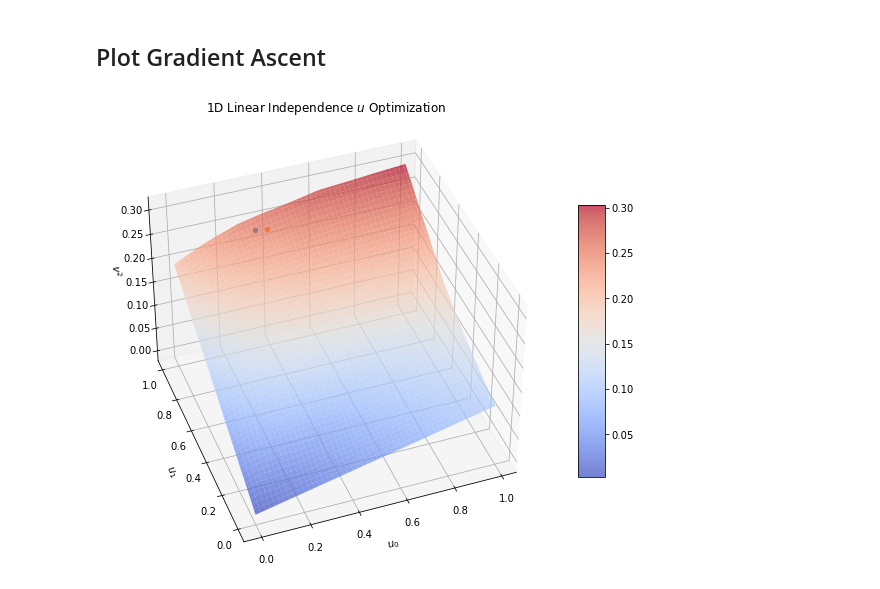
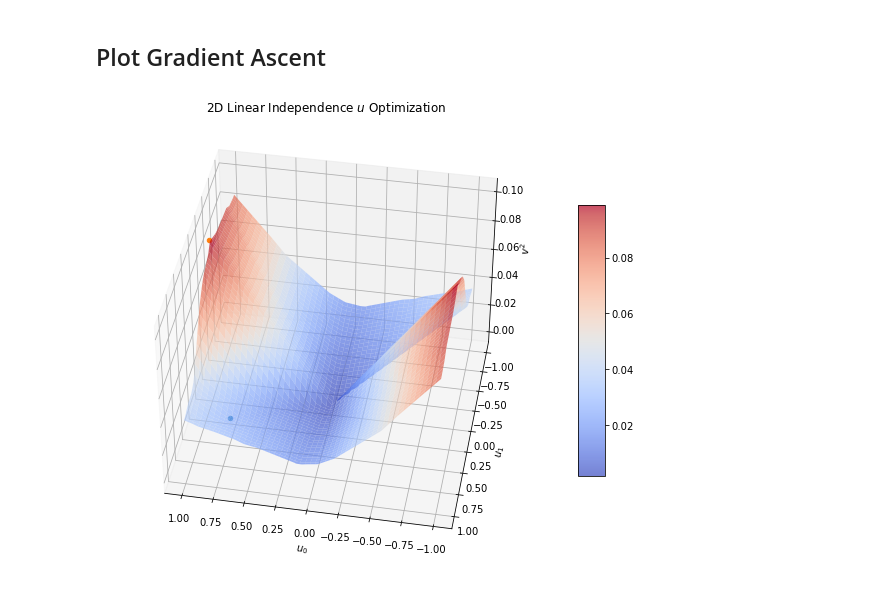
Before and after one commit to neurodata/hyppo, a Jupyter notebook: mgc_dcorr/simulated_DCA_demo.ipynb, the cells around one changed output. Drawn from its saved outputs; the diff is of its cells as text; code cells hidden in the pictures.

Commit message:
graphs improved

```diff
--- a/mgc_dcorr/simulated_DCA_demo.ipynb
+++ b/mgc_dcorr/simulated_DCA_demo.ipynb
@@ -72,7 +72,7 @@ v^2_u_opt: 0.2528226584063519
 # %% [markdown]
 ## Plot Gradient Ascent
 # %%
-u_plt = np.expand_dims(np.linspace(0, 1, 11), 1)
+u_plt = np.expand_dims(np.linspace(-1, 1, 11), 1)
 v_u_plt = np.zeros_like(u_plt)
 for i in range(u_plt.shape[0]):
     R_X_u_i = dc.re_centered_dist_u(u_plt[i], X, N)
@@ -158,8 +158,8 @@ v^2_u_opt: 0.25210471961903935
 # %% [markdown]
 ## Plot Gradient Ascent
 # %%
-X_surf = np.arange(0, 1, 0.01)
-Y_surf = np.arange(0, 1, 0.01)
+X_surf = np.arange(-1, 1, 0.01)
+Y_surf = np.arange(-1, 1, 0.01)
 X_surf, Y_surf = np.meshgrid(X_surf, Y_surf)
 v_u_plt = np.zeros_like(X_surf)
 for i in range(X_surf.shape[0]):
@@ -170,14 +170,14 @@ for i in range(X_surf.shape[0]):
 # %%
 fig, ax = plt.subplots(subplot_kw={"projection": "3d"}, figsize=(10,10))
 surf = ax.plot_surface(X_surf, Y_surf, v_u_plt, cmap=cm.coolwarm, linewidth=0, antialiased=True, alpha=.7)
 ax.scatter([u[0]], [u[1]], [v_u])
 ax.scatter([u_opt[0]], [u_opt[1]], [v_u_opt])
 ax.set_xlabel(r"$u_0$")
 ax.set_ylabel(r"$u_1$")
 ax.set_zlabel(r"$v^2$")
-ax.set_title(r"1D Linear Independence $u$ Optimization")
+ax.set_title(r"2D Linear Independence $u$ Optimization")
 #ax.legend([r'$v$ surface', r'$v^2$ init', r'$v^2$ opt'])
 fig.colorbar(surf, shrink=0.5, aspect=10)
-ax.view_init(elev=40, azim=250);
+ax.view_init(elev=40, azim=100);
 # %% [output]
-[figure, old version]
+[figure, new version]
```
Also changed, not shown: parts of 10 cells of this notebook.
